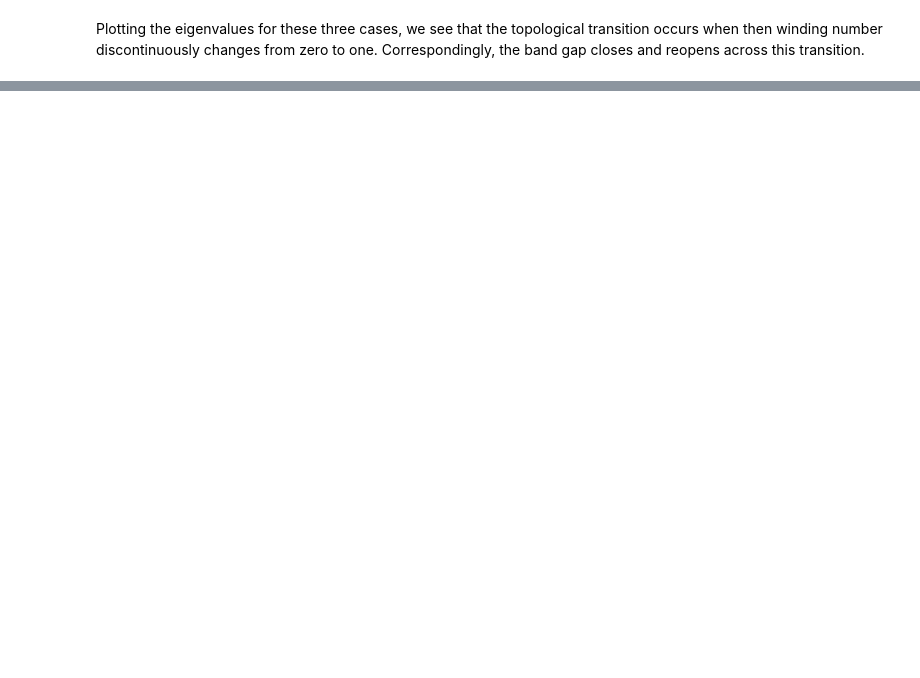
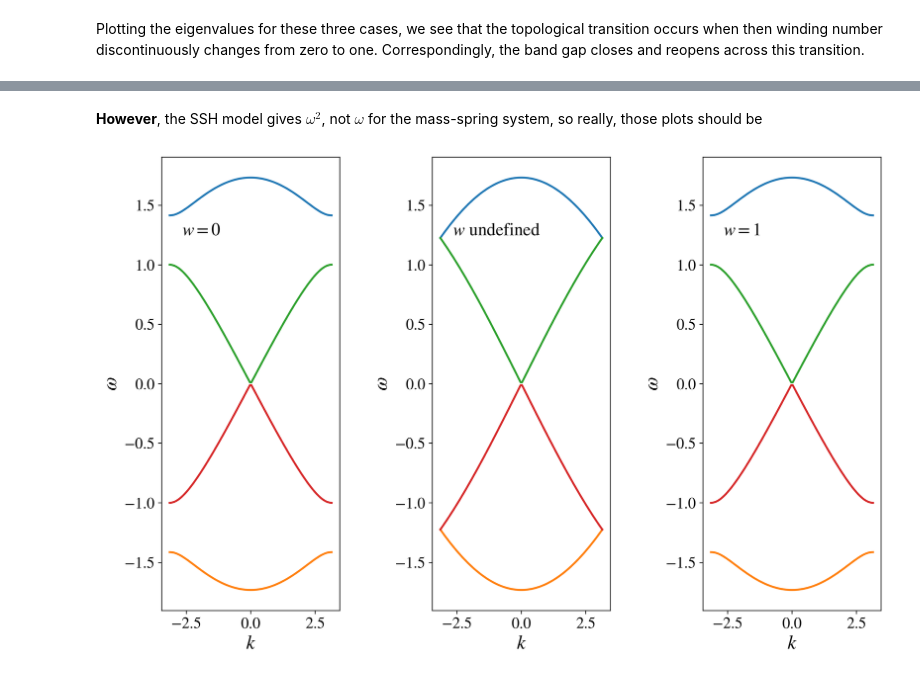
Before and after one commit to jsoishi/fput_topo, a Jupyter notebook: python/Two Band Classical System with Topological Protection.ipynb, the cells around one changed output, grey strips where cells are left out. Saved outputs shown, nothing was run; the diff lists cells and outputs as text; code cells hidden in the pictures; blank space fills up the shorter version.

```diff
--- a/python/Two Band Classical System with Topological Protection.ipynb
+++ b/python/Two Band Classical System with Topological Protection.ipynb
@@ -39,7 +42,7 @@ import matplotlib.pyplot as plt
 import time
 
 plt.rcParams['figure.figsize'] = [12,8]
-plt.rcParams['figure.dpi'] = 300
+plt.rcParams['figure.dpi'] = 150
 plt.style.use('prl')
 plt.rcParams.update({'font.size': 32})
 # %% [markdown]
@@ -231,0 +235,34 @@ plt.tight_layout()
+# %% [markdown]
+**However**, the SSH model gives $\omega^2$, not $\omega$ for the mass-spring system, so really, those plots should be
+# %%
+plt.subplot(131)
+plt.plot(k, np.sqrt(omp_w0))
+plt.plot(k, -np.sqrt(omp_w0))
+plt.plot(k, np.sqrt(omm_w0))
+plt.plot(k, -np.sqrt(omm_w0))
+plt.xlabel(r"$k$")
+plt.ylabel(r"$\omega$")
+plt.text(-2.65,1.25, r"$w = 0$", fontsize=18)
+
+
+plt.subplot(132)
+plt.plot(k, np.sqrt(omp_wt))
+plt.plot(k, -np.sqrt(omp_wt))
+plt.plot(k, np.sqrt(omm_wt))
+plt.plot(k, -np.sqrt(omm_wt))
+plt.xlabel(r"$k$")
+plt.ylabel(r"$\omega$")
+plt.text(-2.65,1.25, r"$w$ undefined", fontsize=18)
+
+
+plt.subplot(133)
+plt.plot(k, np.sqrt(omp_w1))
+plt.plot(k, -np.sqrt(omp_w1))
+plt.plot(k, np.sqrt(omm_w1))
+plt.plot(k, -np.sqrt(omm_w1))
+plt.xlabel(r"$k$")
+plt.ylabel(r"$\omega$")
+plt.text(-2.65,1.25, r"$w = 1$", fontsize=18)
+plt.tight_layout()
+# %% [output]
+[figure, added]
```
Also changed, not shown: parts of 10 cells of this notebook, 6 other files.
